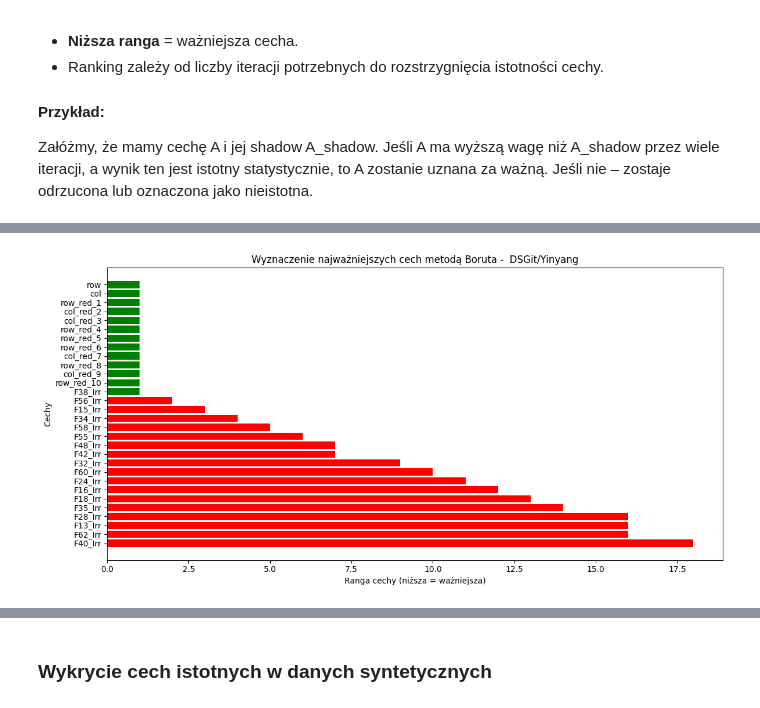
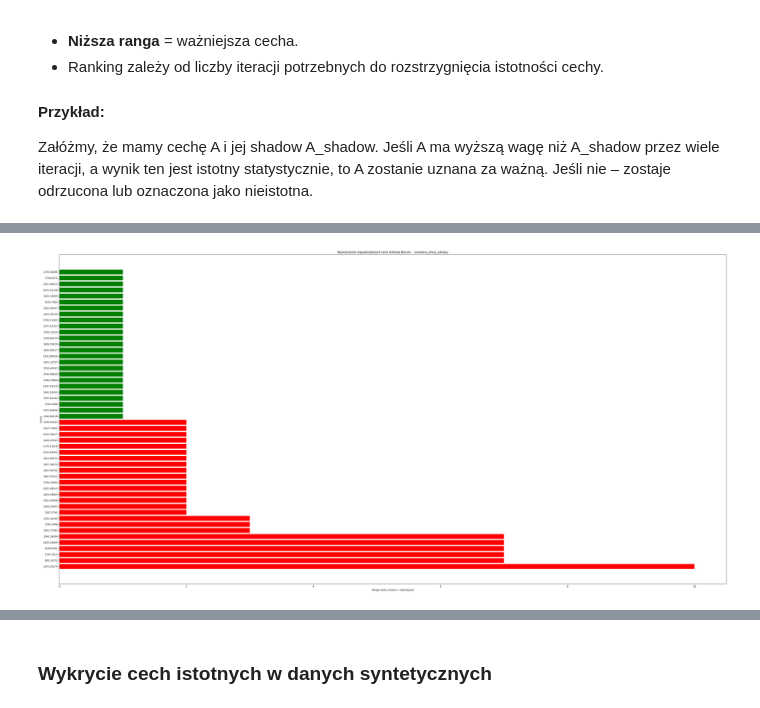
Before and after one commit to kp117909/mgst_xgboost, a Jupyter notebook: mgstr.ipynb, the cells around one changed output, grey strips where cells are left out. Saved outputs shown, nothing was run; the diff lists cells and outputs as text; code cells hidden in the pictures.

Commit message:
add noise to data, add accuracy to boruta, compare boruta to xgboost

```diff
--- a/mgstr.ipynb
+++ b/mgstr.ipynb
@@ -36,10 +36,10 @@ Przetwarzanie plików xlsx na csv
 Wczytanie danych i wstępny preprocessing
 # %%
 # wczytanie pliku CSV
-name = "DSGit/Yinyang"
+name = "surowica_chory_zdrowy"
 save_path = f'./wyniki/{name}/'
 
-df = pd.read_csv(f"{name}.csv", sep=',')
+df = pd.read_csv(f"{name}.csv", sep=';')
 
 
 # df = pd.read_csv("DSGit/Hypersphere 3D.csv", sep=',')
@@ -47,11 +47,19 @@ df = pd.read_csv(f"{name}.csv", sep=',')
 df = df.replace(',', '.', regex=True)
 
 # pobranie wartości
-X = df.drop('Target', axis=1)
-
+# X = df.drop(['Target', 'F1', 'F2', 'F3'], axis=1)
+X = df.drop('Class', axis=1)
 # preprocessing
 X = X.astype(float)
+# dodanie szumu do danych (FTIR)
+std_dev_min = 0.001  # Minimalna wartość szumu
+std_dev_max = 0.15   # Maksymalna wartość szumu
+noise = np.random.uniform(low=std_dev_min, high=std_dev_max, size=X.shape)
+
+X['random_noise'] = noise.mean(axis=1)
+
 # pobranie predykcji
-y = df['Target'].values
+y = df['Class'].values
 
 # y = df['Class'].map({'A': 0, 'B': 1, 'C': 1}).values
+print(X.head())
@@ -445,13 +485,13 @@ ranks_sorted = ranks[sorted_indices]
 
 colors = ['green' if selected[i] else 'red' for i in sorted_indices]
 # ograniczenie do x
-top_n = 30
+top_n = 50
 features_sorted_top = features_sorted[:top_n]
 ranks_sorted_top = ranks_sorted[:top_n]
 colors_top = colors[:top_n]
 
 
-plt.figure(figsize=(12, 6))
+plt.figure(figsize=(40, 20))
 plt.barh(features_sorted_top, ranks_sorted_top, color=colors_top)
 plt.xlabel("Ranga cechy (niższa = ważniejsza)")
 plt.ylabel("Cechy")
@@ -459,10 +499,56 @@ plt.title(f"Wyznaczenie najważniejszych cech metodą Boruta -  {name}")
 plt.gca().invert_yaxis()  # Odwrócenie osi Y, aby najważniejsze cechy były na górze
 plt.tight_layout()
 
-# Zapisanie wykresu
+# zapisanie wykresu
 file_name = f'{save_path}boruta_future_selection_top.png'
 plt.savefig(file_name)
 plt.show()
+
+def train_and_evaluate(X_train, X_test, y_train, y_test, selected_features):
+    rf = RandomForestClassifier(
+        n_estimators=500,
+        max_depth=None,
+        min_samples_split=5,
+        class_weight='balanced',
+        random_state=42
+    )
+
+    X_train_selected = X_train[selected_features]
+    X_test_selected = X_test[selected_features]
+
+    rf.fit(X_train_selected, y_train)
+
+    y_pred_selected = rf.predict(X_test_selected)
+    acc_selected = accuracy_score(y_test, y_pred_selected)
+
+    return acc_selected
+
+# trenowanie i ocena na wszystkich cechach
+rf = RandomForestClassifier(n_estimators=500, max_depth=None, min_samples_split=5, class_weight='balanced', random_state=42)
+rf.fit(X_train, y_train)
+y_pred = rf.predict(X_test)
+acc = accuracy_score(y_test, y_pred)
+print(f"Accuracy na wszystkich cechach: {acc:.4f}")
+
+#pobranie rankingu szumu
+random_noise_index = X_train.columns.get_loc('random_noise')
+random_noise_rank = ranks[random_noise_index]
+print(f"Ranking dla cechy 'random_noise': {random_noise_rank}")
+
+# wybór cech z rankingiem wyższym lub równym random_noise
+selected_features_noise = [X_train.columns[i] for i in range(len(ranks)) if ranks[i] <= random_noise_rank]
+acc_selected_noise = train_and_evaluate(X_train, X_test, y_train, y_test, selected_features_noise)
+print(f"Accuracy na cechach powyżej szumu wybranych przez Borutę: {acc_selected_noise:.4f}")
+
+
+# lista rang do sprawdzenia
+ranks_to_check = [10, 50, 100, 150, 200]
+for top_rank in ranks_to_check:
+    selected_features = [X_train.columns[i] for i in range(len(ranks)) if ranks[i] <= top_rank]
+    acc = train_and_evaluate(X_train, X_test, y_train, y_test, selected_features)
+    acc_xgb = run_cv_auc(X[selected_features])
+    print(f"Accuracy na cechach top {top_rank} wybranych przez Borutę za pomoca randomforest: {acc:.4f}")
+    print(f"Accuracy na cechach top {top_rank} wybranych przez Borutę za pomoca xgboost: {acc_xgb:.4f}")
 # %% [output]
 Iteration:      1 / 100
 Confirmed:      0
@@ -484 +570 @@ Rejected:       48
-[figure, old version]
+[figure, new version]
```
Also changed, not shown: parts of 14 cells of this notebook, 26 other files.
